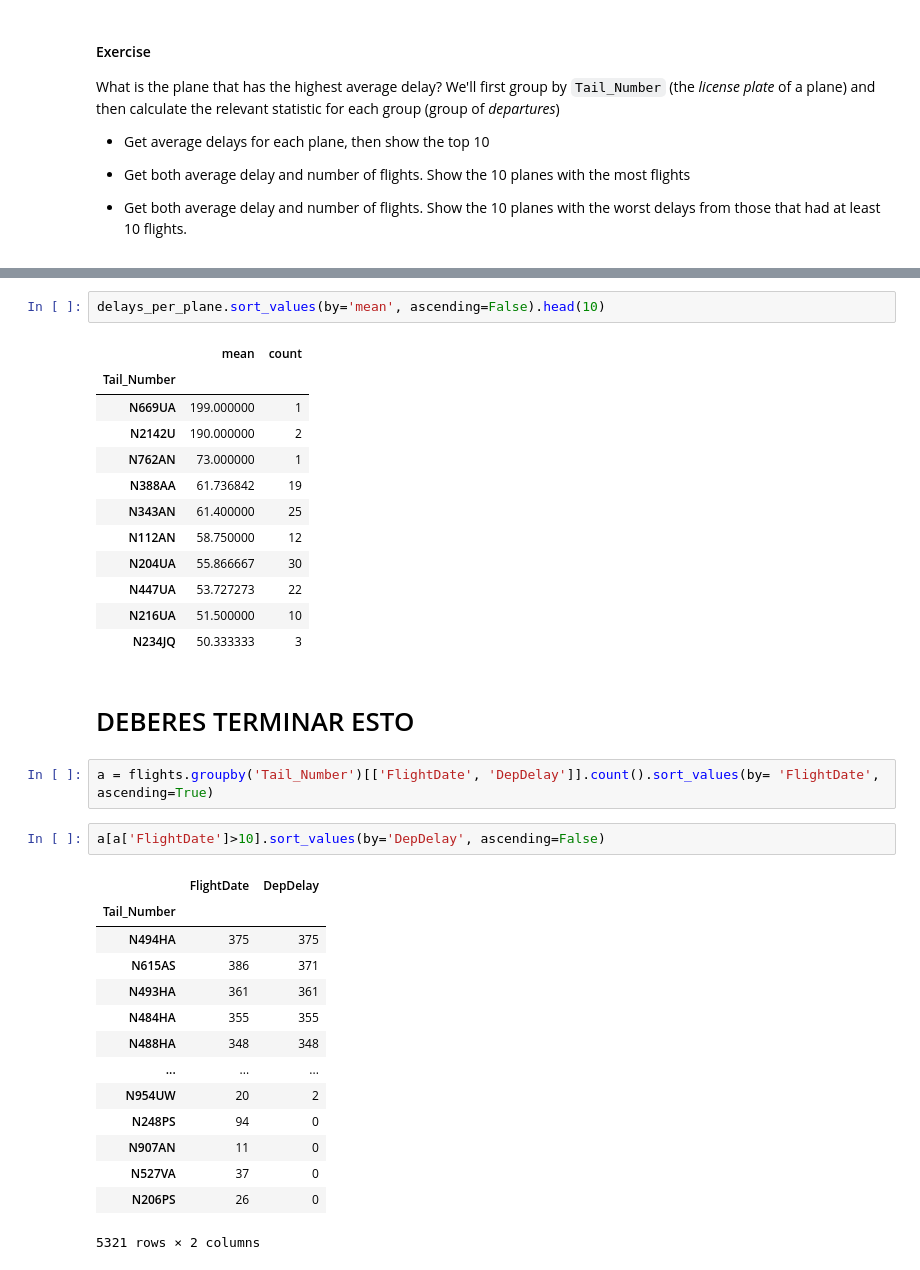
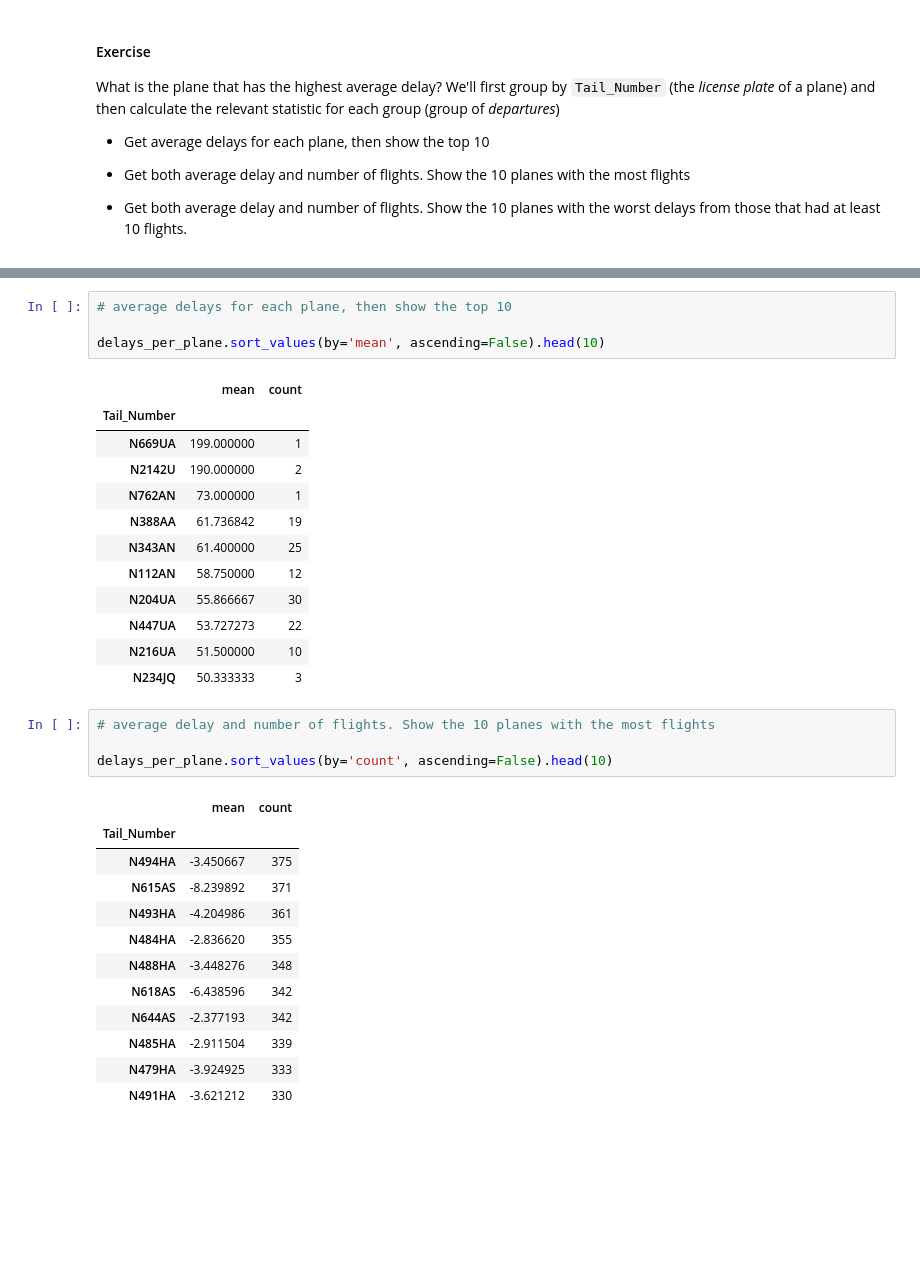
Before and after one commit to jorgegmartin/Master_Data_Science, a Jupyter notebook: 05_Data_Science_con_Python/02_advanced_pandas_INCLASS.ipynb, the cells around one changed output, grey strips where cells are left out. Cells and saved outputs as stored; diff of their text form; blank space fills up the shorter version.

```diff
--- a/05_Data_Science_con_Python/02_advanced_pandas_INCLASS.ipynb
+++ b/05_Data_Science_con_Python/02_advanced_pandas_INCLASS.ipynb
@@ -425,4 +377,6 @@ flights.groupby('Tail_Number').count().sort_values(by='Dest', ascending=False)[[
 # %%
+# average delays for each plane, then show the top 10
+
 delays_per_plane.sort_values(by='mean', ascending=False).head(10)
 # %% [output]
 |  | mean | count |
@@ -437,24 +391,20 @@ delays_per_plane.sort_values(by='mean', ascending=False).head(10)
 | N447UA | 53.727273 | 22 |
 | N216UA | 51.500000 | 10 |
 | N234JQ | 50.333333 | 3 |
-# %% [markdown]
-# DEBERES TERMINAR ESTO
-# %%
-a = flights.groupby('Tail_Number')[['FlightDate', 'DepDelay']].count().sort_values(by= 'FlightDate', ascending=True)
-# %%
-a[a['FlightDate']>10].sort_values(by='DepDelay', ascending=False)
-# %% [output]
-|  | FlightDate | DepDelay |
-| Tail_Number |  |  |
-| N494HA | 375 | 375 |
-| N615AS | 386 | 371 |
-| N493HA | 361 | 361 |
-| N484HA | 355 | 355 |
-| N488HA | 348 | 348 |
-| ... | ... | ... |
-| N954UW | 20 | 2 |
-| N248PS | 94 | 0 |
-| N907AN | 11 | 0 |
-| N527VA | 37 | 0 |
-| N206PS | 26 | 0 |
-5321 rows × 2 columns
+# %%
+# average delay and number of flights. Show the 10 planes with the most flights
+
+delays_per_plane.sort_values(by='count', ascending=False).head(10)
+# %% [output]
+|  | mean | count |
+| Tail_Number |  |  |
+| N494HA | -3.450667 | 375 |
+| N615AS | -8.239892 | 371 |
+| N493HA | -4.204986 | 361 |
+| N484HA | -2.836620 | 355 |
+| N488HA | -3.448276 | 348 |
+| N618AS | -6.438596 | 342 |
+| N644AS | -2.377193 | 342 |
+| N485HA | -2.911504 | 339 |
+| N479HA | -3.924925 | 333 |
+| N491HA | -3.621212 | 330 |
```
Also changed, not shown: parts of 20 cells of this notebook.
